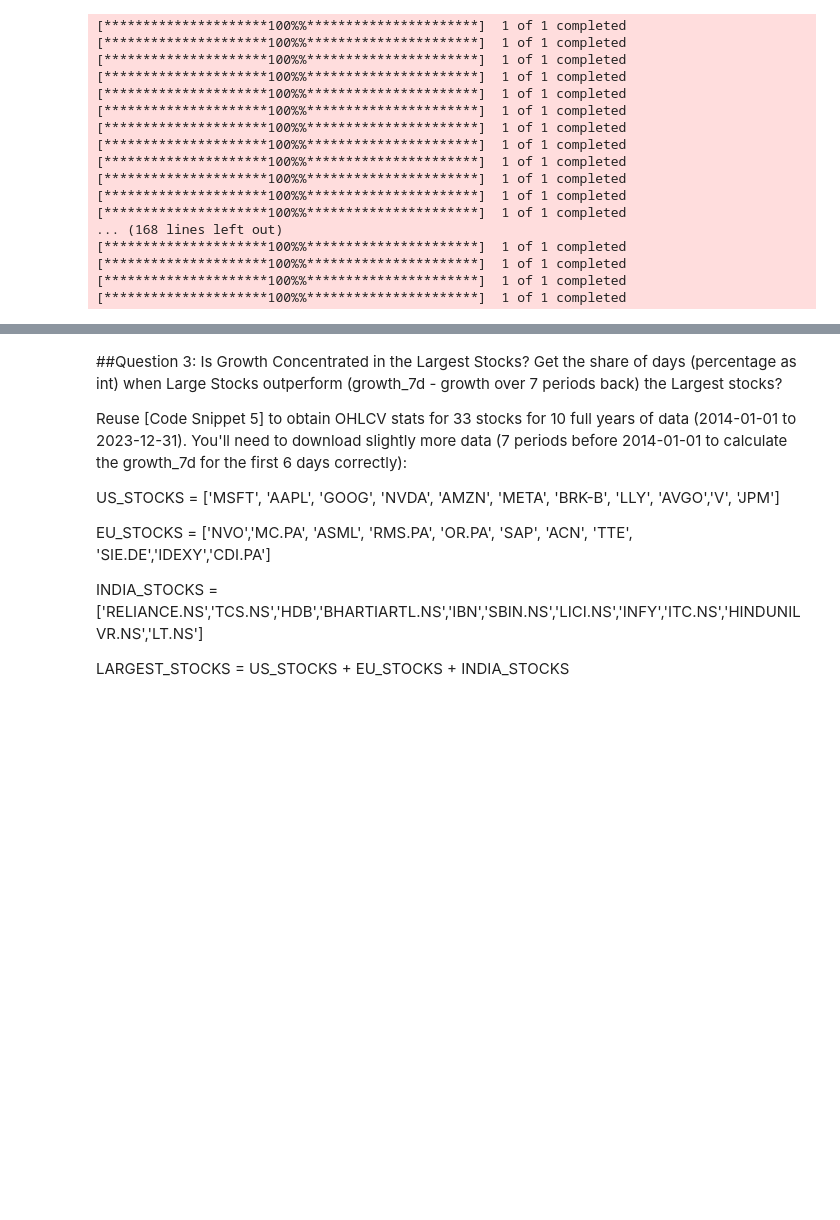
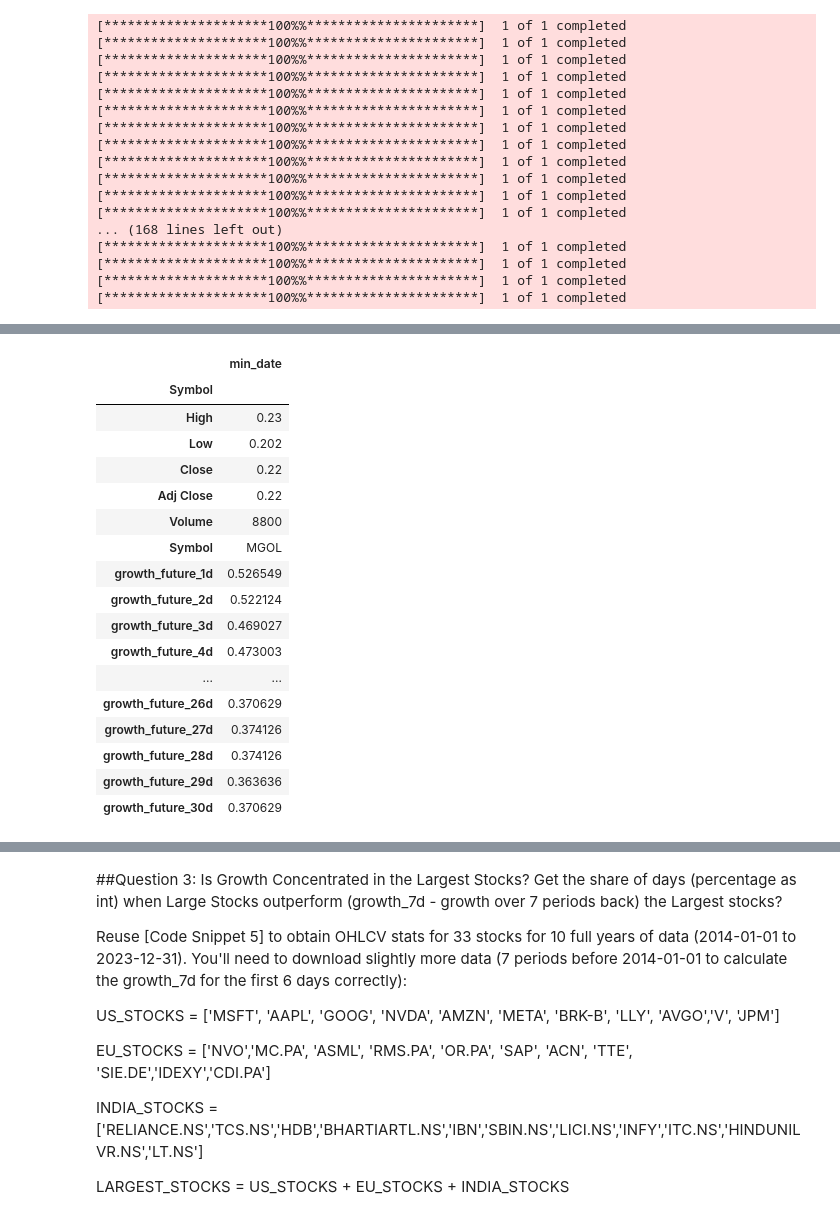
Before and after one commit to thaiphi/Stock-Markets-Analytics-2024, a Jupyter notebook: Week 2/Module_2_Homework.ipynb, the cells around one changed output, grey strips where cells are left out. Saved outputs shown, nothing was run; the diff lists cells and outputs as text; code cells hidden in the pictures; blank space fills up the shorter version.

```diff
--- a/Week 2/Module_2_Homework.ipynb
+++ b/Week 2/Module_2_Homework.ipynb
@@ -491,0 +515,26 @@ print(df)
+# %%
+# Find the first day when each stock has data on Yahoo Finance
+min_dates = df.min(axis=0)
+min_dates = min_dates[1:]  # Remove the 'Date' column
+min_dates_df = pd.DataFrame(data={'Symbol': df.columns[1:], 'min_date': min_dates})
+min_dates_df.set_index('Symbol', inplace=True)
+min_dates_df
+# %% [output]
+|  | min_date |
+| Symbol |  |
+| High | 0.23 |
+| Low | 0.202 |
+| Close | 0.22 |
+| Adj Close | 0.22 |
+| Volume | 8800 |
+| Symbol | MGOL |
+| growth_future_1d | 0.526549 |
+| growth_future_2d | 0.522124 |
+| growth_future_3d | 0.469027 |
+| growth_future_4d | 0.473003 |
+| ... | ... |
+| growth_future_26d | 0.370629 |
+| growth_future_27d | 0.374126 |
+| growth_future_28d | 0.374126 |
+| growth_future_29d | 0.363636 |
+| growth_future_30d | 0.370629 |
```
Also changed, not shown: parts of 30 cells of this notebook.
